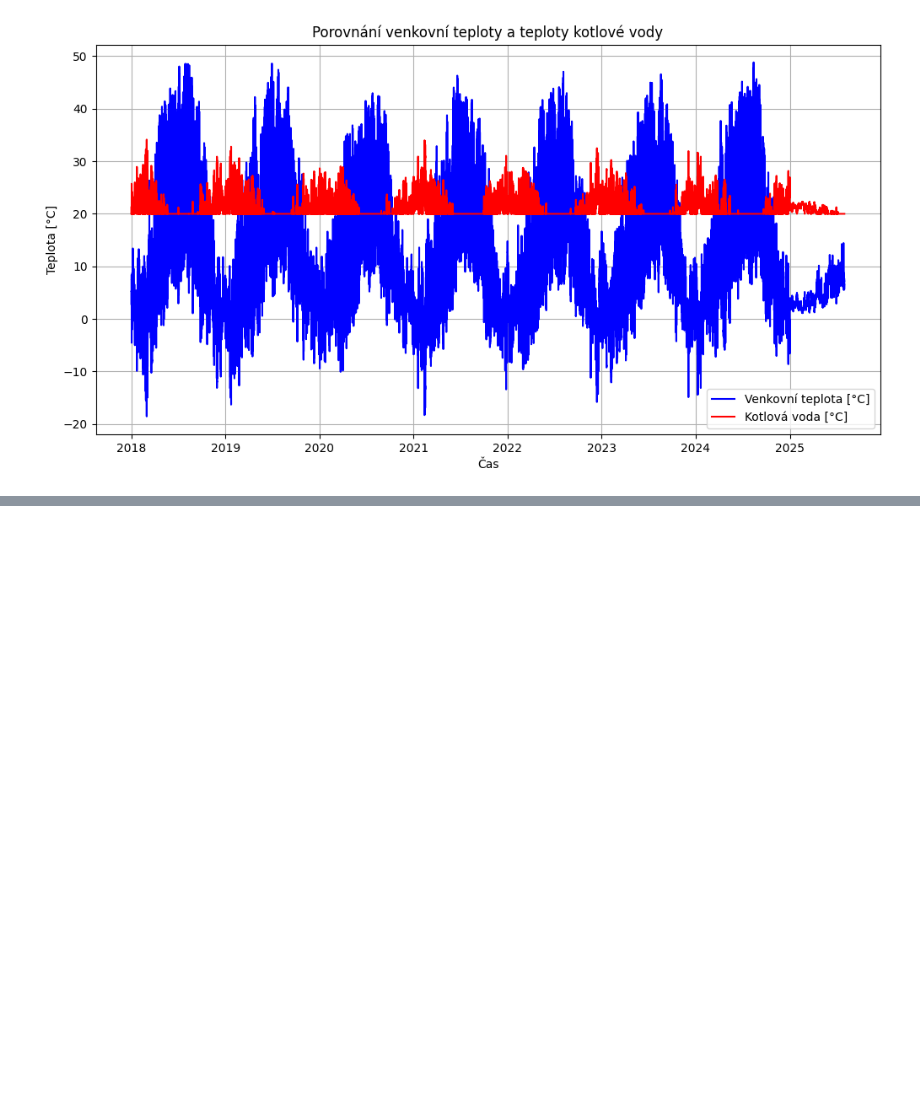
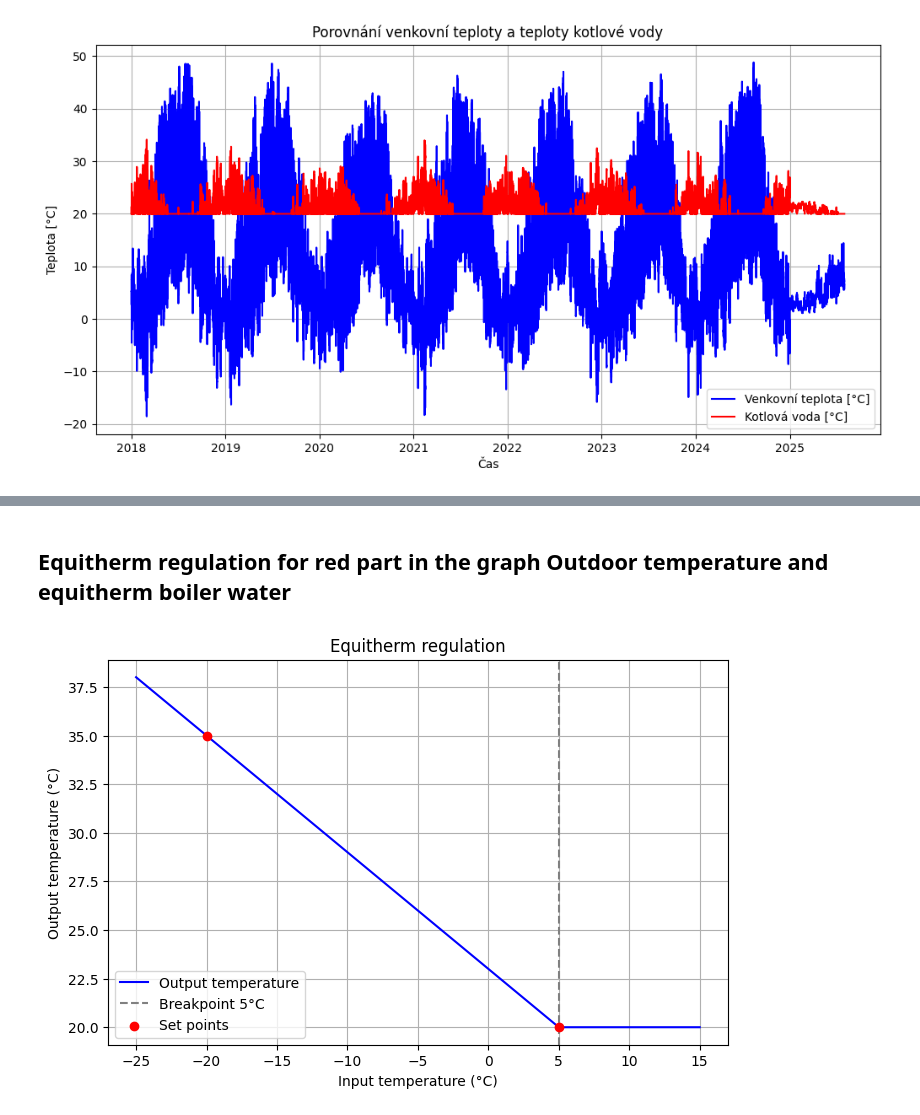
Before and after one commit to MarekCoderslab/CHMI, a Jupyter notebook: TempImport_Equitherm.ipynb, the cells around one changed output, grey strips where cells are left out. Saved outputs shown, nothing was run; the diff lists cells and outputs as text; code cells hidden in the pictures; blank space fills up the shorter version.

```diff
--- a/TempImport_Equitherm.ipynb
+++ b/TempImport_Equitherm.ipynb
@@ -360,0 +447,34 @@ plt.show()
+# %% [markdown]
+## Equitherm regulation for red part in the graph Outdoor temperature and equitherm boiler water
+# %%
+import numpy as np
+import matplotlib.pyplot as plt
+
+# Funkce typu "hokejka"
+def hokejka(temp_in):
+    if temp_in <= 5:
+        return -0.6 * temp_in + 23
+    else:
+        return 20
+
+# Data pro graf
+temps_in = np.linspace(-25, 15, 200)
+temps_out = [hokejka(t) for t in temps_in]
+
+# Vykreslení
+plt.figure(figsize=(8, 5))
+plt.plot(temps_in, temps_out, label="Output temperature", color="blue")
+plt.axvline(x=5, color="gray", linestyle="--", label="Breakpoint 5°C")
+plt.scatter([-20, 5], [35, 20], color="red", zorder=5, label="Set points")
+plt.title("Equitherm regulation")
+plt.xlabel("Input temperature (°C)")
+plt.ylabel("Output temperature (°C)")
+plt.grid(True)
+plt.legend()
+
+# Uložení grafu do souboru
+plt.savefig("Assign_Equit_graf.png")  # uloží graf jako PNG
+
+plt.show()
+# %% [output]
+[figure, added]
```
Also changed, not shown: parts of 11 cells of this notebook, 7 other files.
